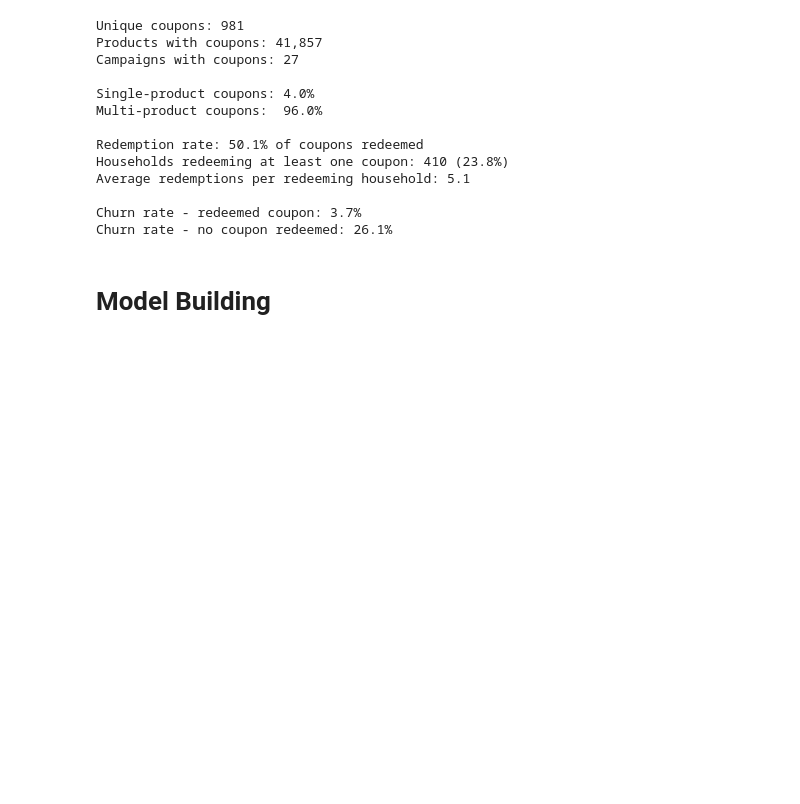
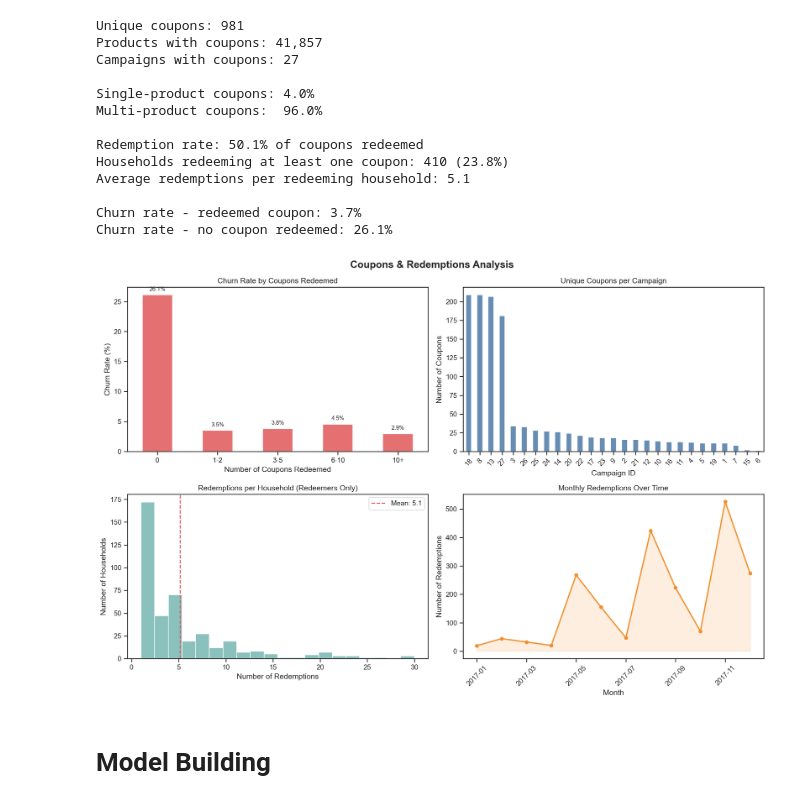
Before and after one commit to Kasperclowes/QBUS3820-Group-Assignment, a Jupyter notebook: RUN.ipynb, the cells around one changed output. Saved outputs shown, nothing was run; the diff lists cells and outputs as text; code cells hidden in the pictures; blank space fills up the shorter version.

```diff
--- a/RUN.ipynb
+++ b/RUN.ipynb
@@ -611,6 +613,10 @@ Average redemptions per redeeming household: 5.1
 
 Churn rate - redeemed coupon: 3.7%
 Churn rate - no coupon redeemed: 26.1%
+# %%
+eda.plot_coupon_analysis(coupons, coupon_redemptions, churn_train, colours)
+# %% [output]
+[figure, added]
 # %% [markdown]
 # Model Building
 # %%
```
Also changed, not shown: parts of 2 cells of this notebook, 1 other file.
